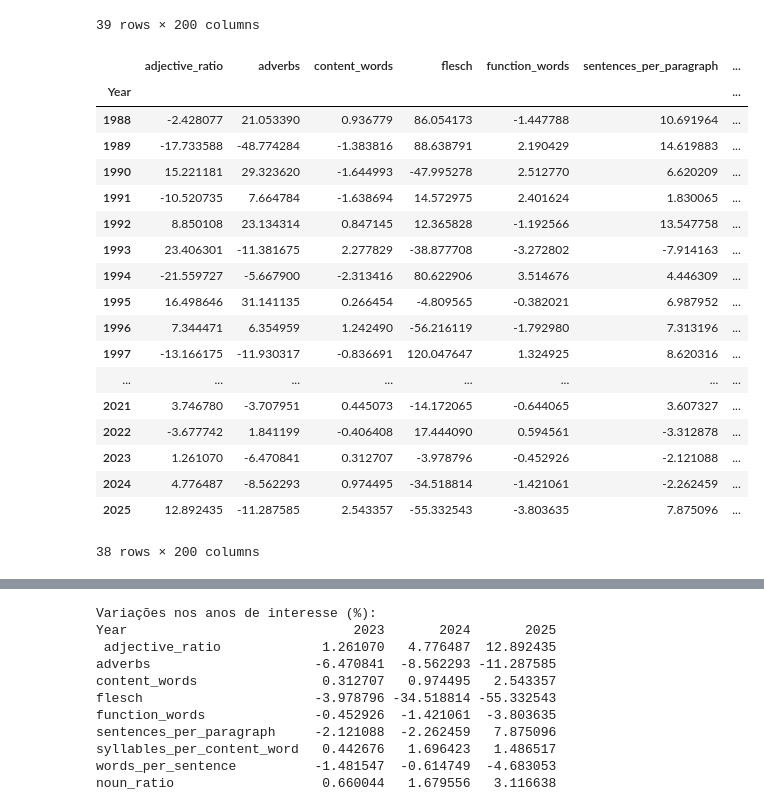
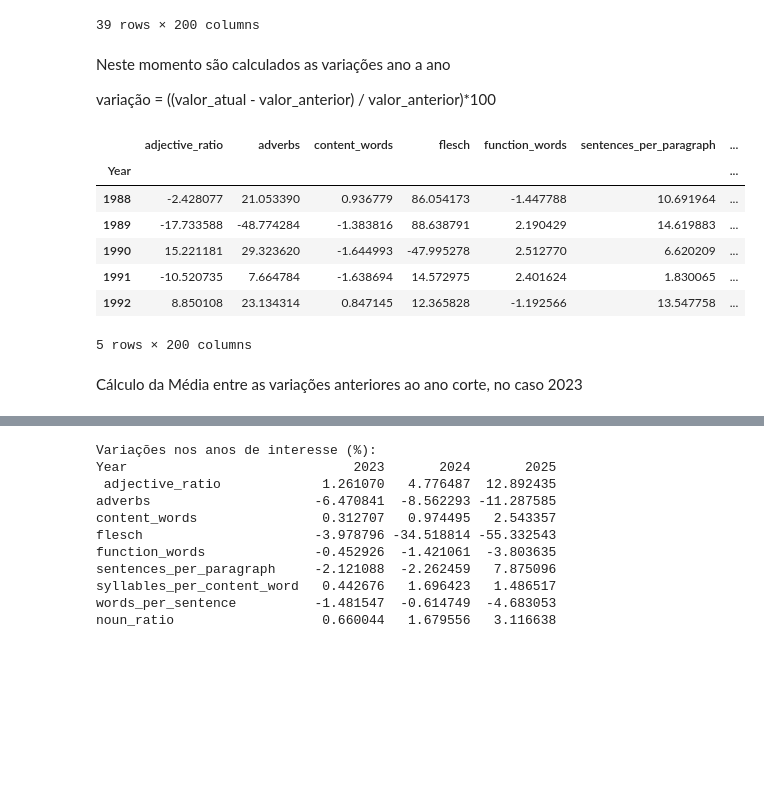
Before and after one commit to Thiago-Ruiz/Projeto-Mestrado, a Jupyter notebook: Analise-Longitudinal/longitudinal-analysis.ipynb, the cells around one changed output, grey strips where cells are left out. Drawn from its saved outputs; the diff is of its cells as text; code cells hidden in the pictures; blank space fills up the shorter version.

Commit message:
Atualizações nas Análises Históricas

```diff
--- a/Analise-Longitudinal/longitudinal-analysis.ipynb
+++ b/Analise-Longitudinal/longitudinal-analysis.ipynb
@@ -93,39 +68,0 @@ Note: you may need to restart the kernel to use updated packages.
-# %%
-import pandas as pd
-import numpy as np
-import re
-import string
-from collections import Counter
-from itertools import islice
-
-import matplotlib.pyplot as plt
-import seaborn as sns
-
-from sklearn.feature_extraction.text import CountVectorizer
-import nltk
-from nltk.corpus import stopwords
-
-nltk.download('stopwords', quiet=True)
-
-ANO_CORTE = 2023                  # ano de referência do surgimento da IA generativa
-TOP_N = 20                        # quantas palavras/n-grams mais frequentes considerar
-
-# Garantir que Year seja numérico
-df["Year"] = pd.to_numeric(df["Year"], errors="coerce")
-df = df.dropna(subset=["Year"])
-df["Year"] = df["Year"].astype(int)
-
-df = df.dropna(subset=["Abstract"]).reset_index(drop=True)
-
-stop_words_pt = set(stopwords.words("portuguese"))
-# %%
-def preprocess_text(text: str) -> str:
-    """Pré-processamento: minúsculas, remoção de pontuação, números e stopwords."""
-    text = text.lower()
-    text = re.sub(r"[^a-zà-ÿ\s]", " ", text)   # remove pontuação e números, mantém acentos
-    text = re.sub(r"\s+", " ", text).strip()
-    tokens = [t for t in text.split() if t not in stop_words_pt and len(t) > 2]
-    return " ".join(tokens)
-
-
-df["Abstract_clean"] = df["Abstract"].astype(str).apply(preprocess_text)
@@ -259,4 +113,8 @@ Médias anuais das métricas NILC-Metrix:
 | 2024 | 0.076646 | 0.015423 | 0.599204 | 6.726606 | 0.400801 | 4.466123 | ... |
 | 2025 | 0.086528 | 0.013682 | 0.614444 | 3.004604 | 0.385556 | 4.817835 | ... |
 39 rows × 200 columns
+# %% [markdown]
+Neste momento são calculados as variações ano a ano
+
+variação = ((valor_atual - valor_anterior) / valor_anterior)*100
 # %%
@@ -267,25 +121,16 @@ Médias anuais das métricas NILC-Metrix:
 variacoes = medias_anuais.pct_change() * 100
 variacoes = variacoes.dropna(how="all")
 # %%
-variacoes.head(40)
+variacoes.head()
 # %% [output]
 |  | adjective_ratio | adverbs | content_words | flesch | function_words | sentences_per_paragraph | ... |
 | Year |  |  |  |  |  |  | ... |
 | 1988 | -2.428077 | 21.053390 | 0.936779 | 86.054173 | -1.447788 | 10.691964 | ... |
 | 1989 | -17.733588 | -48.774284 | -1.383816 | 88.638791 | 2.190429 | 14.619883 | ... |
 | 1990 | 15.221181 | 29.323620 | -1.644993 | -47.995278 | 2.512770 | 6.620209 | ... |
 | 1991 | -10.520735 | 7.664784 | -1.638694 | 14.572975 | 2.401624 | 1.830065 | ... |
 | 1992 | 8.850108 | 23.134314 | 0.847145 | 12.365828 | -1.192566 | 13.547758 | ... |
-| 1993 | 23.406301 | -11.381675 | 2.277829 | -38.877708 | -3.272802 | -7.914163 | ... |
-| 1994 | -21.559727 | -5.667900 | -2.313416 | 80.622906 | 3.514676 | 4.446309 | ... |
-| 1995 | 16.498646 | 31.141135 | 0.266454 | -4.809565 | -0.382021 | 6.987952 | ... |
-| 1996 | 7.344471 | 6.354959 | 1.242490 | -56.216119 | -1.792980 | 7.313196 | ... |
-| 1997 | -13.166175 | -11.930317 | -0.836691 | 120.047647 | 1.324925 | 8.620316 | ... |
-| ... | ... | ... | ... | ... | ... | ... | ... |
-| 2021 | 3.746780 | -3.707951 | 0.445073 | -14.172065 | -0.644065 | 3.607327 | ... |
-| 2022 | -3.677742 | 1.841199 | -0.406408 | 17.444090 | 0.594561 | -3.312878 | ... |
-| 2023 | 1.261070 | -6.470841 | 0.312707 | -3.978796 | -0.452926 | -2.121088 | ... |
-| 2024 | 4.776487 | -8.562293 | 0.974495 | -34.518814 | -1.421061 | -2.262459 | ... |
-| 2025 | 12.892435 | -11.287585 | 2.543357 | -55.332543 | -3.803635 | 7.875096 | ... |
-38 rows × 200 columns
+5 rows × 200 columns
+# %% [markdown]
+Cálculo da Média entre as variações anteriores ao ano corte, no caso 2023
 # %%
```
Also changed, not shown: parts of 37 cells of this notebook, 8 other files.
